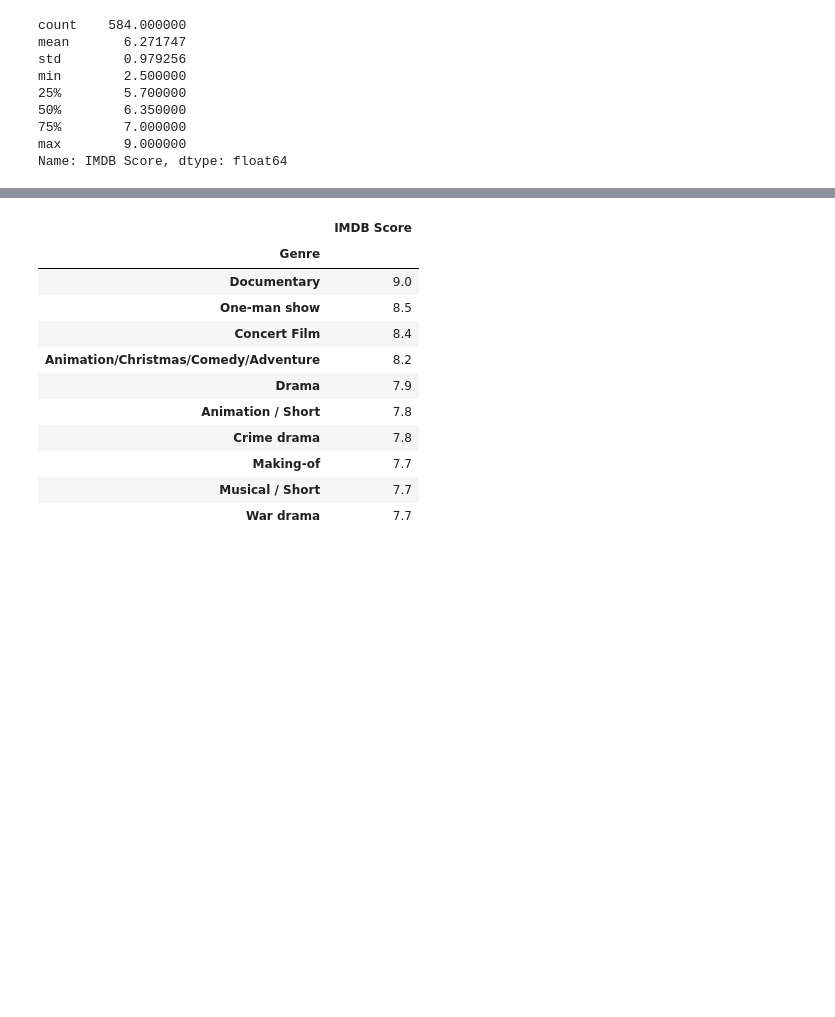
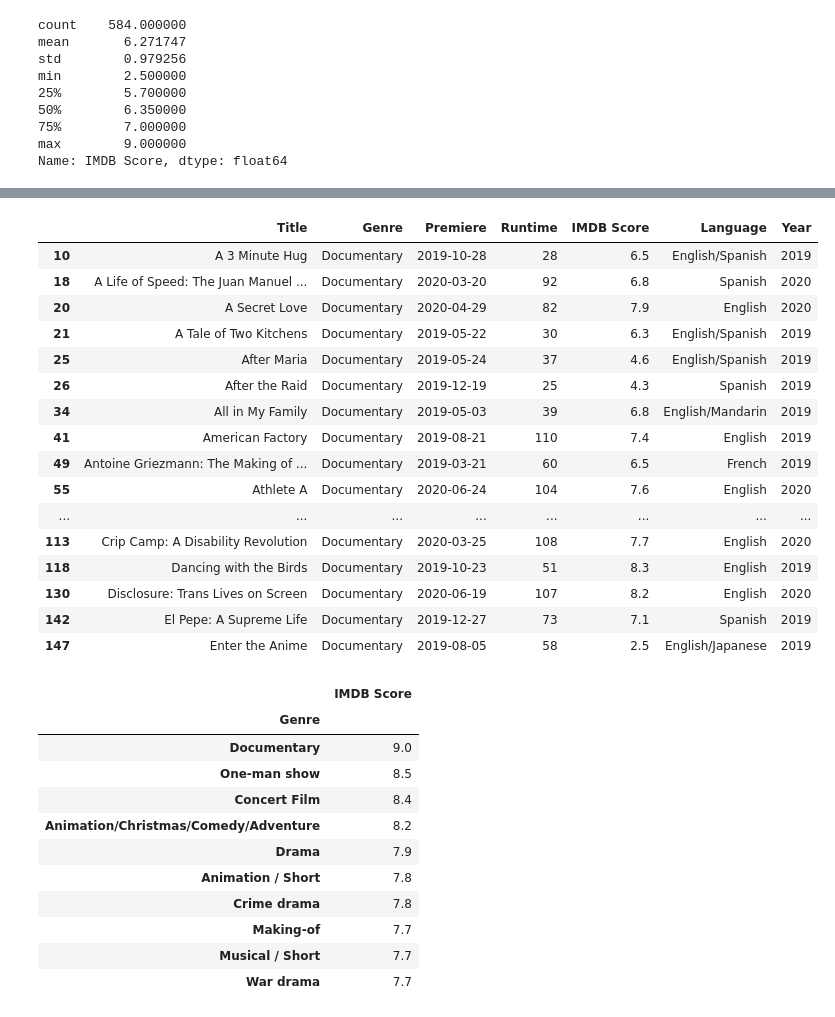
Before and after one commit to doruktopcu/GlobalAI-Hub-Python-Bootcamp-2022, a Jupyter notebook: GlobalAiHubProject2_MoviesAnalysis.ipynb, the cells around one changed output, grey strips where cells are left out. Cells and saved outputs as stored; diff of their text form; code cells hidden in the pictures; blank space fills up the shorter version.

```diff
--- a/GlobalAiHubProject2_MoviesAnalysis.ipynb
+++ b/GlobalAiHubProject2_MoviesAnalysis.ipynb
@@ -233,3 +238,30 @@ top_ten_by_imdb
+# %%
+#IMDB scores of Documentaries that has premiered between 2019 January to 2020 June.
+#Here we create a mask which will cover our conditions.
+start_date = '2019-01-01'
+end_date = '2020-06-30'
+mask = (movies_df['Premiere'] > start_date) & (movies_df['Premiere'] <= end_date) & (movies_df['Genre'] == 'Documentary') #We only want the documentaries between these dates.
+date_strict_doc_df = movies_df.loc[mask] #We apply the mask to the main dataframe and keep it as a seperate dataframe.
+# %%
+date_strict_doc_df.head(20)
+# %% [output]
+|  | Title | Genre | Premiere | Runtime | IMDB Score | Language | Year |
+| 10 | A 3 Minute Hug | Documentary | 2019-10-28 | 28 | 6.5 | English/Spanish | 2019 |
+| 18 | A Life of Speed: The Juan Manuel ... | Documentary | 2020-03-20 | 92 | 6.8 | Spanish | 2020 |
+| 20 | A Secret Love | Documentary | 2020-04-29 | 82 | 7.9 | English | 2020 |
+| 21 | A Tale of Two Kitchens | Documentary | 2019-05-22 | 30 | 6.3 | English/Spanish | 2019 |
+| 25 | After Maria | Documentary | 2019-05-24 | 37 | 4.6 | English/Spanish | 2019 |
+| 26 | After the Raid | Documentary | 2019-12-19 | 25 | 4.3 | Spanish | 2019 |
+| 34 | All in My Family | Documentary | 2019-05-03 | 39 | 6.8 | English/Mandarin | 2019 |
+| 41 | American Factory | Documentary | 2019-08-21 | 110 | 7.4 | English | 2019 |
+| 49 | Antoine Griezmann: The Making of ... | Documentary | 2019-03-21 | 60 | 6.5 | French | 2019 |
+| 55 | Athlete A | Documentary | 2020-06-24 | 104 | 7.6 | English | 2020 |
+| ... | ... | ... | ... | ... | ... | ... | ... |
+| 113 | Crip Camp: A Disability Revolution | Documentary | 2020-03-25 | 108 | 7.7 | English | 2020 |
+| 118 | Dancing with the Birds | Documentary | 2019-10-23 | 51 | 8.3 | English | 2019 |
+| 130 | Disclosure: Trans Lives on Screen | Documentary | 2020-06-19 | 107 | 8.2 | English | 2020 |
+| 142 | El Pepe: A Supreme Life | Documentary | 2019-12-27 | 73 | 7.1 | Spanish | 2019 |
+| 147 | Enter the Anime | Documentary | 2019-08-05 | 58 | 2.5 | English/Japanese | 2019 |
 # %%
 #Top 10 movies by IMDB in different genres.
 top_movies_by_genre = pd.DataFrame(movies_df.groupby(['Genre'])['IMDB Score'].max().nlargest(10))
```
Also changed, not shown: parts of 28 cells of this notebook.
